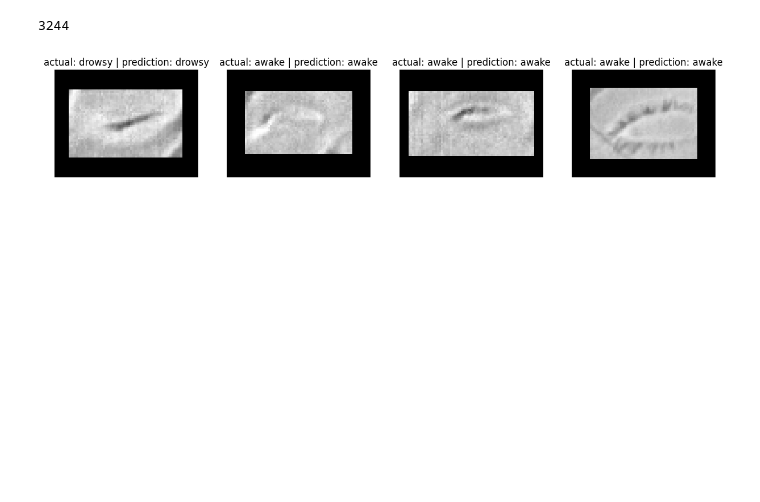
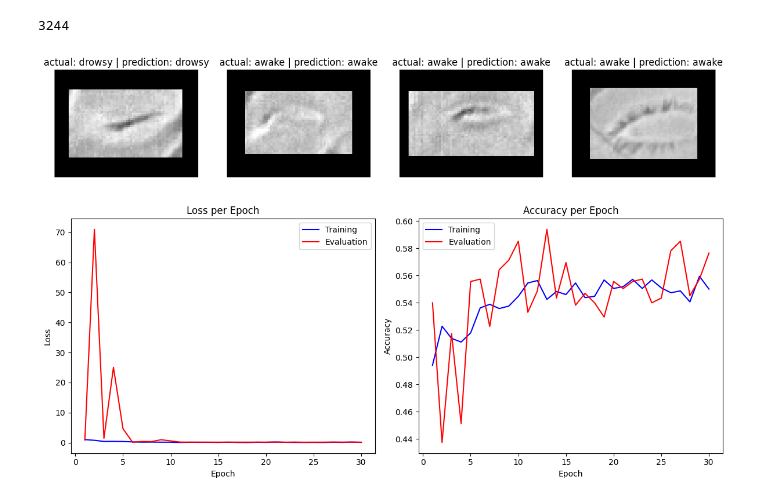
Before and after one commit to judithwu/mdp-subaru, a Jupyter notebook: main.ipynb, the cells around one changed output. Saved outputs shown, nothing was run; the diff lists cells and outputs as text; code cells hidden in the pictures; blank space fills up the shorter version.

```diff
--- a/main.ipynb
+++ b/main.ipynb
@@ -364,3 +297,10 @@ for i, ax in enumerate(axes):
     ax.axis("off")
 # %% [output]
 [figure]
+# %%
+#plot metrics
+train_csv = "training_metrics_initial.csv"
+eval_csv = "eval_metrics_initial.csv"
+plot_metrics(train_csv, eval_csv)
+# %% [output]
+[figure, added]
```
Also changed, not shown: parts of 10 cells of this notebook, 5 other files.
